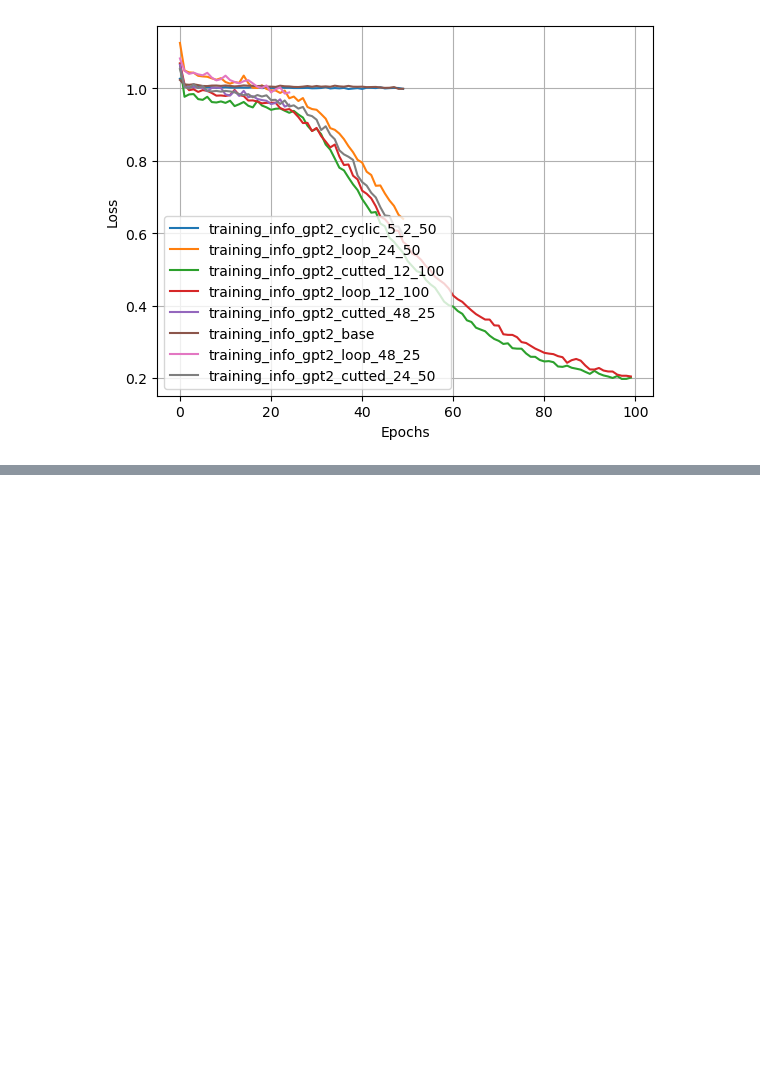
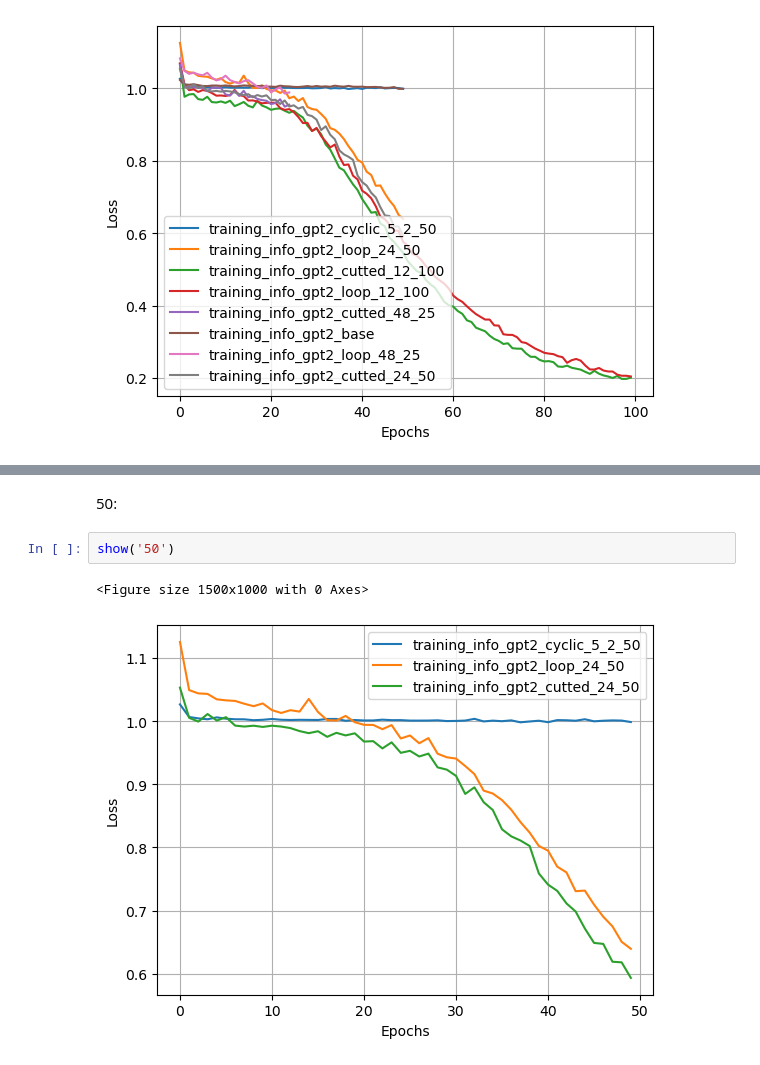
Before and after one commit to PavelPaha/looped_transformers, a Jupyter notebook: experiments.ipynb, the cells around one changed output, grey strips where cells are left out. Cells and saved outputs as stored; diff of their text form; blank space fills up the shorter version.

```diff
--- a/experiments.ipynb
+++ b/experiments.ipynb
@@ -156,0 +165,7 @@ show()
+# %% [markdown]
+50:
+# %%
+show('50')
+# %% [output]
+<Figure size 1500x1000 with 0 Axes>
+[figure, added]
```
Also changed, not shown: parts of 9 cells of this notebook, 4 other files.
